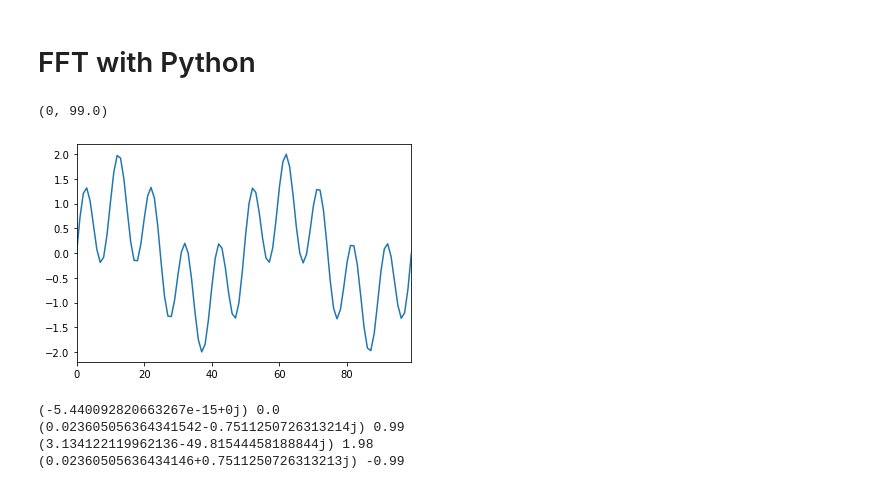
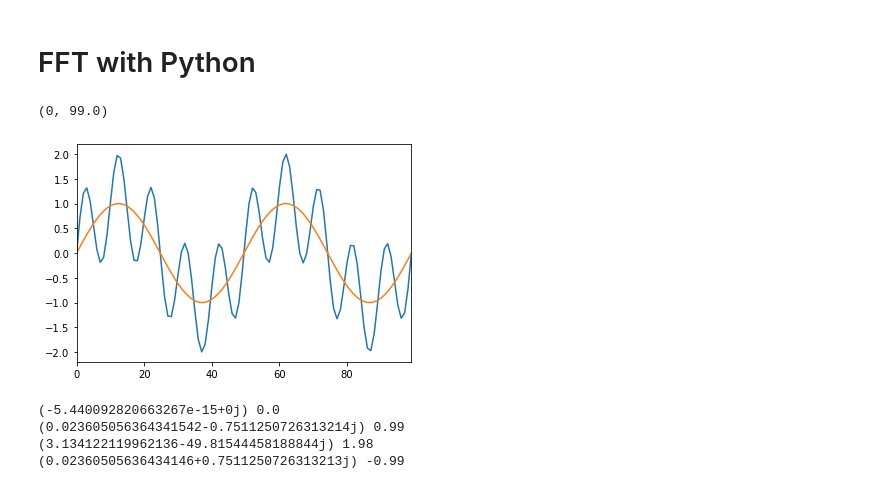
Before and after one commit to mclaret/JISAOinternship, a Jupyter notebook: notebooks/mariona/fft.ipynb, the cells around one changed output. Cells and saved outputs as stored; diff of their text form; code cells hidden in the pictures.

```diff
--- a/notebooks/mariona/fft.ipynb
+++ b/notebooks/mariona/fft.ipynb
@@ -13,21 +13,21 @@ T=(maxt-1)*dt #time period of the whole time series
 
 fq1=2/T
 fq2=10/T
-fq3=2.25/T
+fq3=2/T
 
 ttt=np.arange(0,maxt,1)*dt
 sin1=np.sin(fq1*2*np.pi*ttt)
 sin2=np.sin(fq2*2*np.pi*ttt)
 sin3=np.sin(fq3*2*np.pi*ttt)
 tot=sin1+sin2
-tot2=sin1+sin2+sin3
+tot2=sin3
 # %%
 plt.plot(ttt,tot)
-#plt.plot(ttt,sin3)
+plt.plot(ttt,tot2)
 plt.xlim(0,T)
 # %% [output]
 (0, 99.0)
-[figure, old version]
+[figure, new version]
 # %%
 fc=np.fft.fft(tot)                     # Fourier coefficients (FC)
 fq=np.fft.fftfreq(ttt.shape[-1],dt)    # Frquencies corresponding to each FC. Units are cycles/h
```
Also changed, not shown: parts of 5 cells of this notebook.
